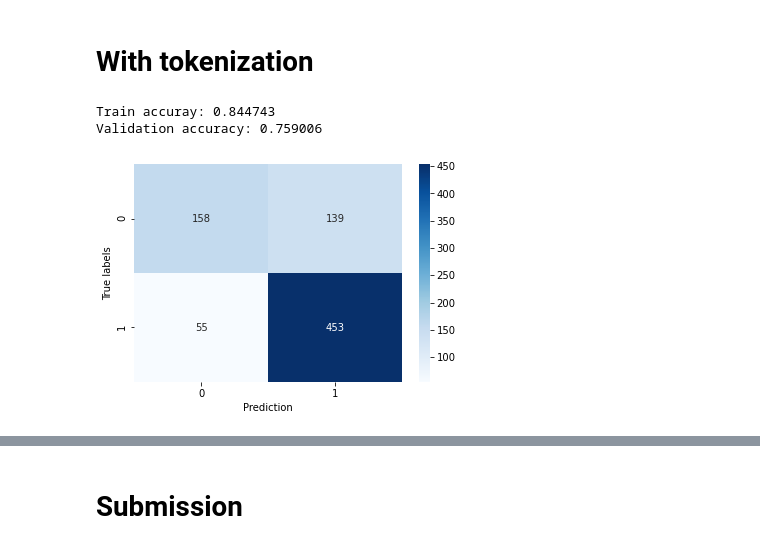
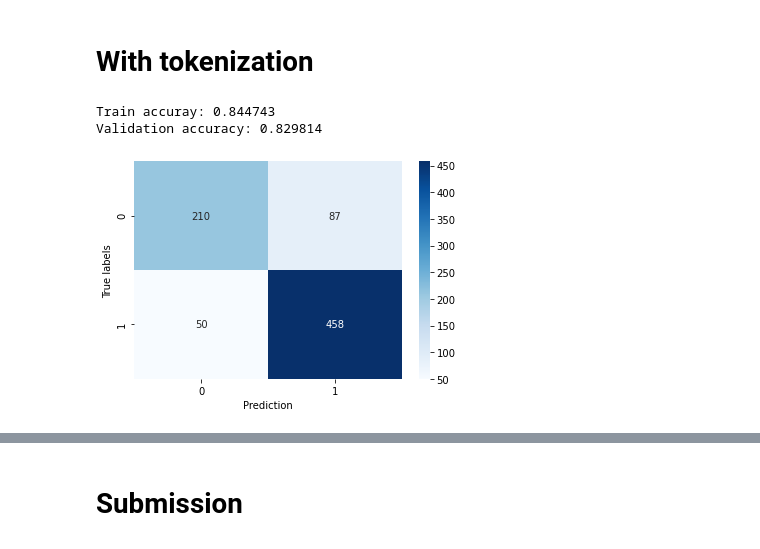
Before and after one commit to RuolinZheng08/ttic31190-natural-language-processing, a Jupyter notebook: hw4/mlp-classifier-experiemnts.ipynb, the cells around one changed output, grey strips where cells are left out. Drawn from its saved outputs; the diff is of its cells as text; code cells hidden in the pictures.

```diff
--- a/hw4/mlp-classifier-experiemnts.ipynb
+++ b/hw4/mlp-classifier-experiemnts.ipynb
@@ -133,14 +133,13 @@ def run_experiment(train_df, val_df, call_clean_text=True, clean_text_kws=None):
     if call_clean_text:
         X = construct_features(train_df.line1.apply(clean_text, clean_text_kws),
                                train_df.line2.apply(clean_text, clean_text_kws))
-    else:
-        X = construct_features(train_df.line1, train_df.line2)
-    y = train_df.is_paraphrase
-    if call_clean_text:
         X_val = construct_features(val_df.line1.apply(clean_text, clean_text_kws),
                                    val_df.line2.apply(clean_text, clean_text_kws))
     else:
+        X = construct_features(train_df.line1, train_df.line2)
         X_val = construct_features(val_df.line1, val_df.line2)
+
+    y = train_df.is_paraphrase
     y_val = val_df.is_paraphrase
     ret = model_pipeline(X, y, X_val, y_val)
     return ret
@@ -171,5 +170,5 @@ experiments = {}
 - No text cleaning, which means the string are parsed character by character
 # %%
 # normal
-ret = run_experiment(dev, devtest, call_clean_text)
+ret = run_experiment(dev, devtest, call_clean_text=False)
 experiments['baseline'] = ret
@@ -176,8 +178,0 @@ experiments['baseline'] = ret
-# %%
-# normal
-X = construct_features(dev.line1, dev.line2)
-y = dev.is_paraphrase
-X_val = construct_features(devtest.line1, devtest.line2)
-y_val = devtest.is_paraphrase
-ret = model_pipeline(X, y, X_val, y_val)
-experiments['baseline'] = ret
@@ -199,0 +179,4 @@ Validation accuracy: 0.700000
+# %%
+# hard
+ret = run_experiment(dev_hard, devtest_hard, call_clean_text=False)
+experiments['baseline_hard'] = ret
@@ -200,15 +187,2 @@ Validation accuracy: 0.700000
 # %% [markdown]
 # With tokenization
-# %%
-# normal
-X = construct_features(dev.line1.apply(clean_text),
-                       dev.line2.apply(clean_text))
-y = dev.is_paraphrase
-X_val = construct_features(devtest.line1.apply(clean_text, devtest.line2)
-y_val = devtest.is_paraphrase
-ret = model_pipeline(X, y, X_val, y_val)
-experiments['tokenized'] = ret
-# %% [output]
-Train accuray: 0.844743
-Validation accuracy: 0.759006
-[figure, removed]
@@ -223,0 +189,8 @@ experiments['tokenized_hard'] = ret
+# %%
+# normal
+ret = run_experiment(dev, devtest, call_clean_text=True)
+experiments['tokenized'] = ret
+# %% [output]
+Train accuray: 0.844743
+Validation accuracy: 0.829814
+[figure, added]
```
Also changed, not shown: parts of 18 cells of this notebook.
